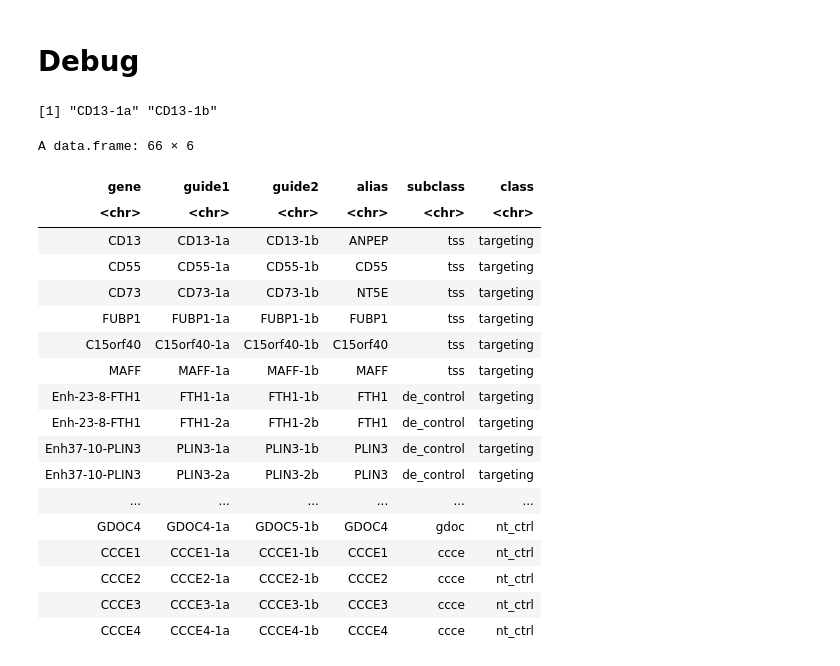
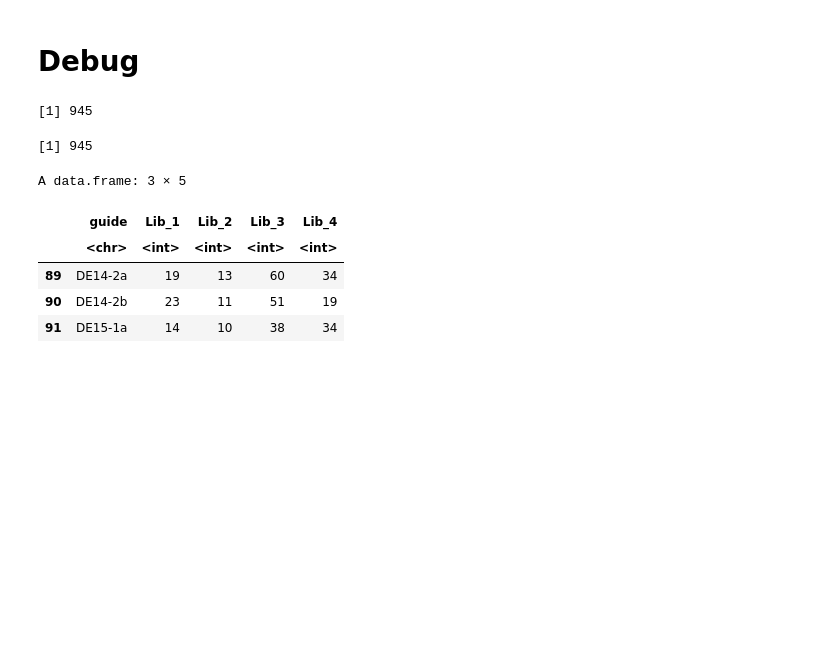
Before and after one commit to ucsf-lgr/ckd-workflow, a Jupyter notebook: secondary/04_DE_by_plasmid.ipynb, the cells around one changed output. Cells and saved outputs as stored; diff of their text form; code cells hidden in the pictures; blank space fills up the shorter version.

```diff
--- a/secondary/04_DE_by_plasmid.ipynb
+++ b/secondary/04_DE_by_plasmid.ipynb
@@ -682,28 +505,22 @@ for(t in targets){
 # %% [markdown]
 # Debug
-# %%
-unlist(as.list(t(df_guide[1, c('guide1', 'guide2')])))
-# %% [output]
-[1] "CD13-1a" "CD13-1b"
-# %%
-df_guide
-# %% [output]
-A data.frame: 66 × 6
-| gene | guide1 | guide2 | alias | subclass | class |
-| <chr> | <chr> | <chr> | <chr> | <chr> | <chr> |
-| CD13 | CD13-1a | CD13-1b | ANPEP | tss | targeting |
-| CD55 | CD55-1a | CD55-1b | CD55 | tss | targeting |
-| CD73 | CD73-1a | CD73-1b | NT5E | tss | targeting |
-| FUBP1 | FUBP1-1a | FUBP1-1b | FUBP1 | tss | targeting |
-| C15orf40 | C15orf40-1a | C15orf40-1b | C15orf40 | tss | targeting |
-| MAFF | MAFF-1a | MAFF-1b | MAFF | tss | targeting |
-| Enh-23-8-FTH1 | FTH1-1a | FTH1-1b | FTH1 | de_control | targeting |
-| Enh-23-8-FTH1 | FTH1-2a | FTH1-2b | FTH1 | de_control | targeting |
-| Enh37-10-PLIN3 | PLIN3-1a | PLIN3-1b | PLIN3 | de_control | targeting |
-| Enh37-10-PLIN3 | PLIN3-2a | PLIN3-2b | PLIN3 | de_control | targeting |
-| ... | ... | ... | ... | ... | ... |
-| GDOC4 | GDOC4-1a | GDOC5-1b | GDOC4 | gdoc | nt_ctrl |
-| CCCE1 | CCCE1-1a | CCCE1-1b | CCCE1 | ccce | nt_ctrl |
-| CCCE2 | CCCE2-1a | CCCE2-1b | CCCE2 | ccce | nt_ctrl |
-| CCCE3 | CCCE3-1a | CCCE3-1b | CCCE3 | ccce | nt_ctrl |
-| CCCE4 | CCCE4-1a | CCCE4-1b | CCCE4 | ccce | nt_ctrl |
+# %%
+length(unlist(perturbed_cells_by_guide['DE15-1a']))
+# %% [output]
+[1] 945
+# %%
+sum(seurat_libs[[1]][['sgRNA']]@counts['DE15-1a', ]>=14) +
+sum(seurat_libs[[2]][['sgRNA']]@counts['DE15-1a', ]>=10) +
+sum(seurat_libs[[3]][['sgRNA']]@counts['DE15-1a', ]>=38) +
+sum(seurat_libs[[4]][['sgRNA']]@counts['DE15-1a', ]>=34)
+# %% [output]
+[1] 945
+# %%
+head(tail(df_thresholds,35),3)
+# %% [output]
+A data.frame: 3 × 5
+|  | guide | Lib_1 | Lib_2 | Lib_3 | Lib_4 |
+|  | <chr> | <int> | <int> | <int> | <int> |
+| 89 | DE14-2a | 19 | 13 | 60 | 34 |
+| 90 | DE14-2b | 23 | 11 | 51 | 19 |
+| 91 | DE15-1a | 14 | 10 | 38 | 34 |
```
Also changed, not shown: parts of 28 cells of this notebook, 5 other files.
